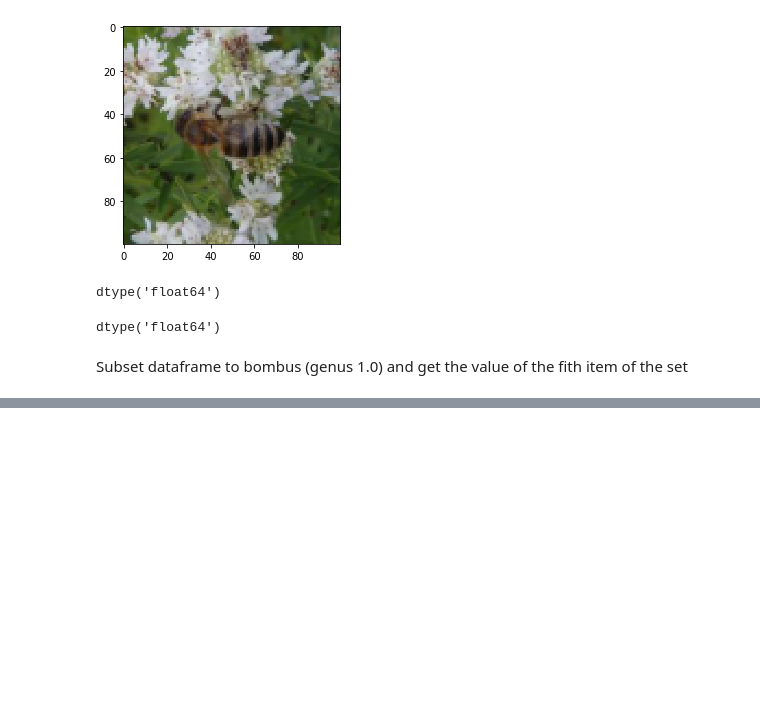
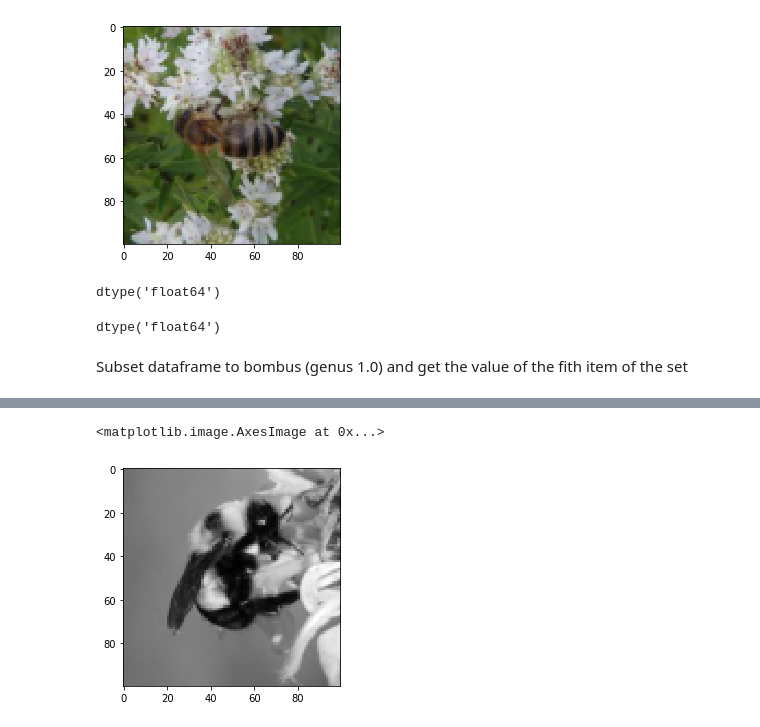
Before and after one commit to juansantateresa/juan, a Jupyter notebook: Projects/Predict Species from Images.ipynb, the cells around one changed output, grey strips where cells are left out. Drawn from its saved outputs; the diff is of its cells as text; code cells hidden in the pictures; blank space fills up the shorter version.

```diff
--- a/Projects/Predict Species from Images.ipynb
+++ b/Projects/Predict Species from Images.ipynb
@@ -82,0 +83,6 @@ bombus_img.dtype
+# %%
+grey_bombus = rgb2grey(bombus_img)
+plt.imshow(grey_bombus, cmap ='gray')
+# %% [output]
+<matplotlib.image.AxesImage at 0x...>
+[figure, added]
```
Also changed, not shown: parts of 11 cells of this notebook.
